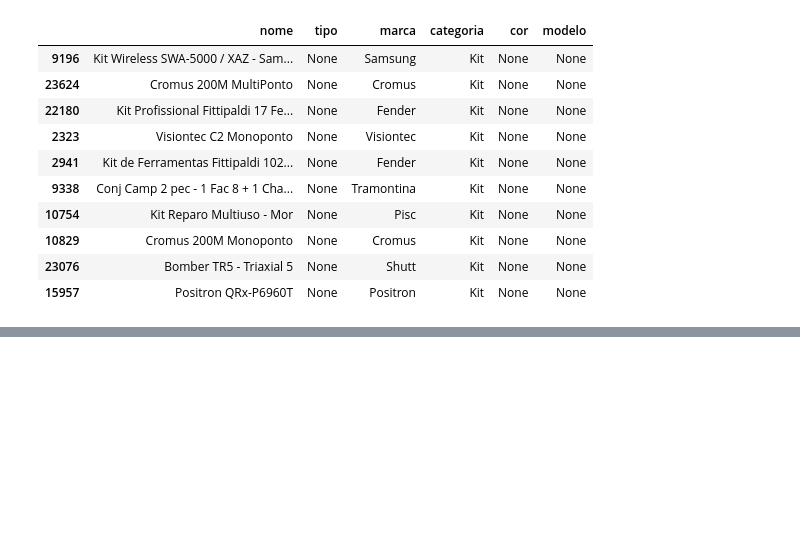
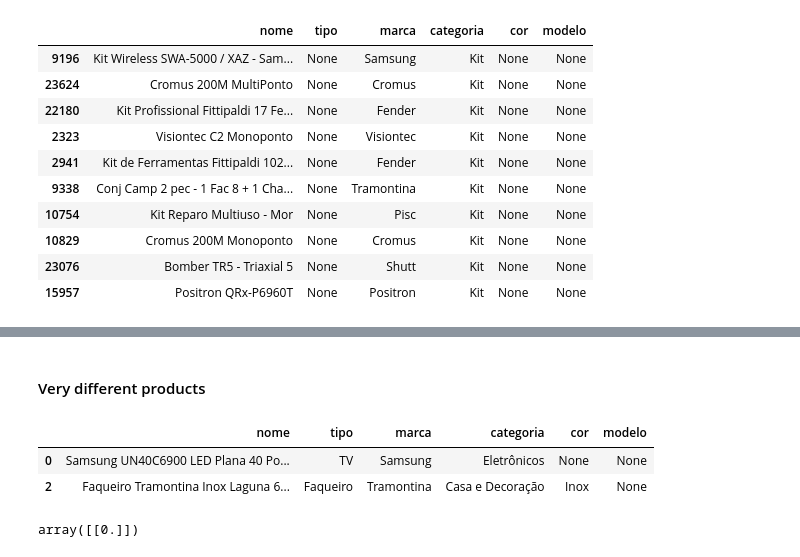
Before and after one commit to rodferro/product-matching, a Jupyter notebook: challenge_v1.ipynb, the cells around one changed output, grey strips where cells are left out. Cells and saved outputs as stored; diff of their text form; code cells hidden in the pictures; blank space fills up the shorter version.

```diff
--- a/challenge_v1.ipynb
+++ b/challenge_v1.ipynb
@@ -753,0 +706,8 @@ There still is a lot to be done. So far, we basically created models using their
+# %% [markdown]
+#### Very different products
+# %%
+df.iloc[[0, 2]]
+# %% [output]
+|  | nome | tipo | marca | categoria | cor | modelo |
+| 0 | Samsung UN40C6900 LED Plana 40 Po... | TV | Samsung | Eletrônicos | None | None |
+| 2 | Faqueiro Tramontina Inox Laguna 6... | Faqueiro | Tramontina | Casa e Decoração | Inox | None |
@@ -753,0 +717,4 @@ There still is a lot to be done. So far, we basically created models using their
+# %%
+cosine_similarity(prod1, prod2)
+# %% [output]
+array([[0.]])
```
Also changed, not shown: parts of 129 cells of this notebook.
